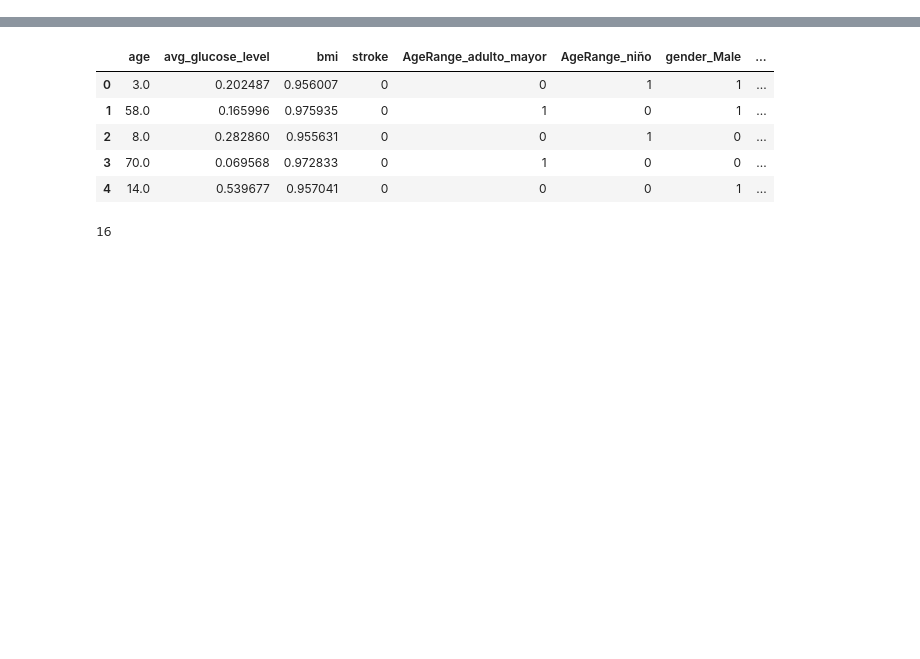
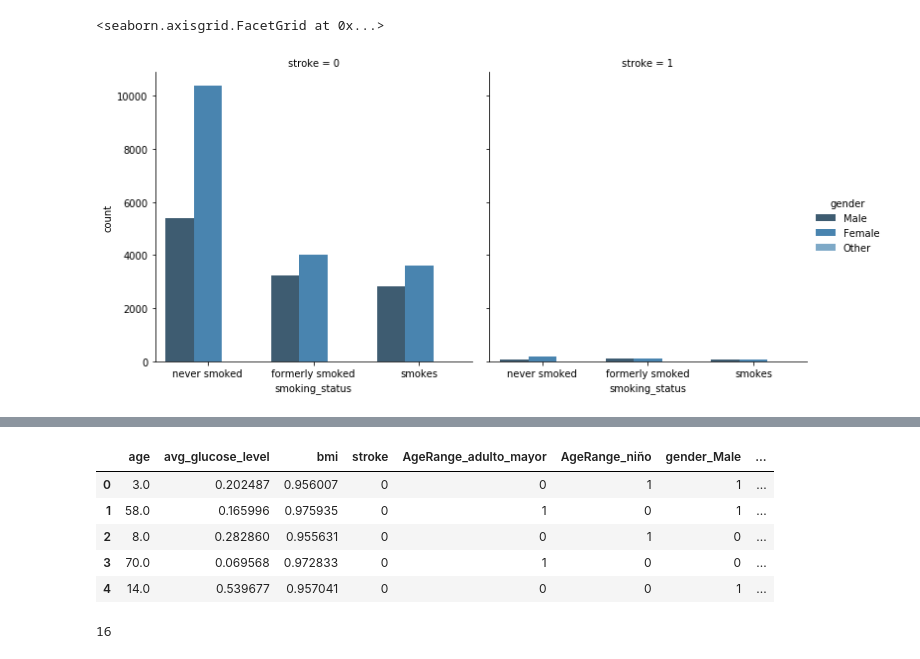
Before and after one commit to jpablofdez/DataScience, a Jupyter notebook: ProjectoFinal.ipynb, the cells around one changed output, grey strips where cells are left out. Drawn from its saved outputs; the diff is of its cells as text; code cells hidden in the pictures; blank space fills up the shorter version.

```diff
--- a/ProjectoFinal.ipynb
+++ b/ProjectoFinal.ipynb
@@ -190,0 +211,3 @@ array([[ 0.05766284, -0.00451147],
+# %%
+# Para los valores nulos del BMI, los vamos agregar con la media.
+train_data['bmi']=train_data.bmi.fillna(train_data.bmi.mean())
@@ -190,0 +260,3 @@ array([[ 0.05766284, -0.00451147],
+# %%
+train_data_orignal=train_data.copy()
+train_data_orignal.head()
@@ -190,0 +347,6 @@ array([[ 0.05766284, -0.00451147],
+# %%
+sns.catplot(x='smoking_status',kind='count',col='stroke',
+            hue='gender',data=train_data_orignal,palette="Blues_d")
+# %% [output]
+<seaborn.axisgrid.FacetGrid at 0x...>
+[figure, added]
```
Also changed, not shown: parts of 91 cells of this notebook.
